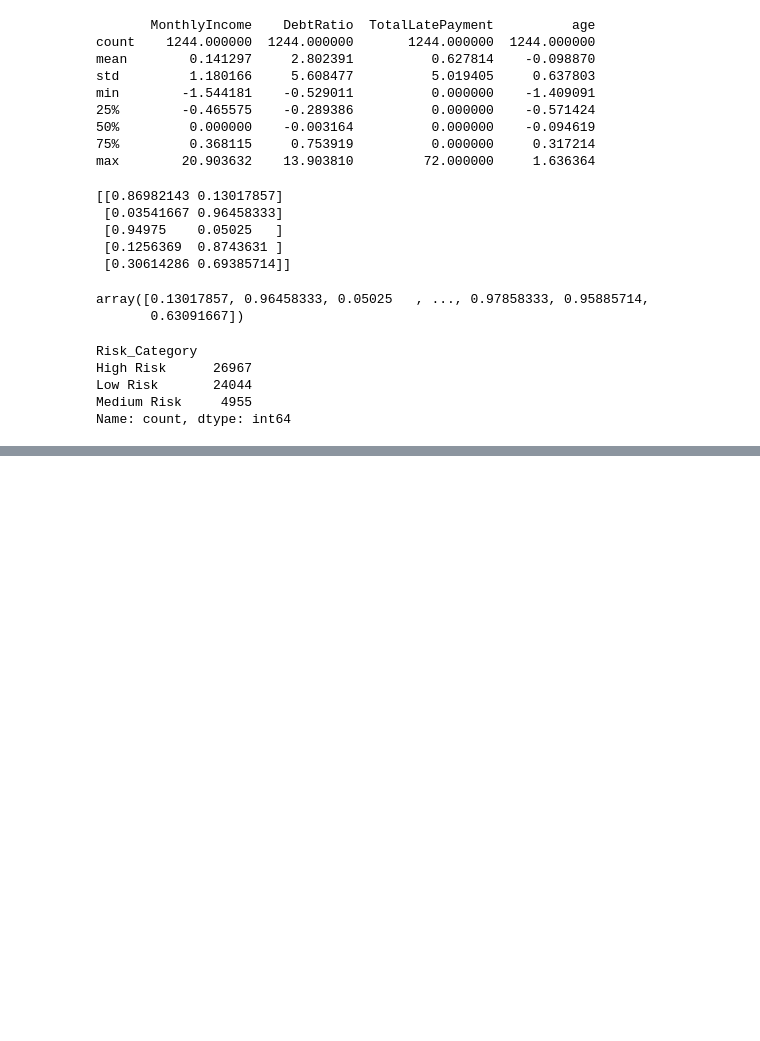
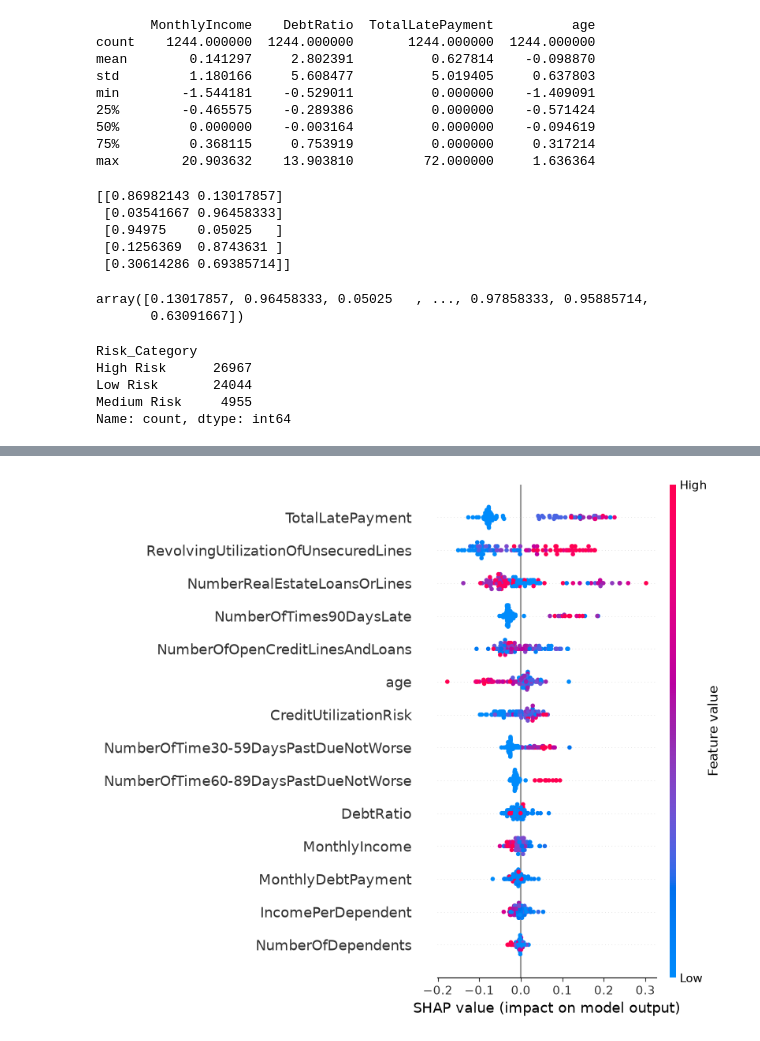
Before and after one commit to Pranjulkushwaha1/bank-loan-default-prediction, a Jupyter notebook: notebooks/preprocessing.ipynb, the cells around one changed output, grey strips where cells are left out. Cells and saved outputs as stored; diff of their text form; code cells hidden in the pictures; blank space fills up the shorter version.

Commit message:
feat: SHAP explainability added

```diff
--- a/notebooks/preprocessing.ipynb
+++ b/notebooks/preprocessing.ipynb
@@ -549,0 +554,3 @@ Name: count, dtype: int64
+# %%
+explainer = shap.TreeExplainer(best_model)
+explainer
@@ -549,0 +559,2 @@ Name: count, dtype: int64
+# %%
+shap_values = explainer.shap_values(X_test[:100])
@@ -549,0 +581,4 @@ Name: count, dtype: int64
+# %%
+shap.summary_plot(shap_values[:,:,1], X_test[:100])
+# %% [output]
+[figure, added]
```
Also changed, not shown: parts of 3 cells of this notebook.
